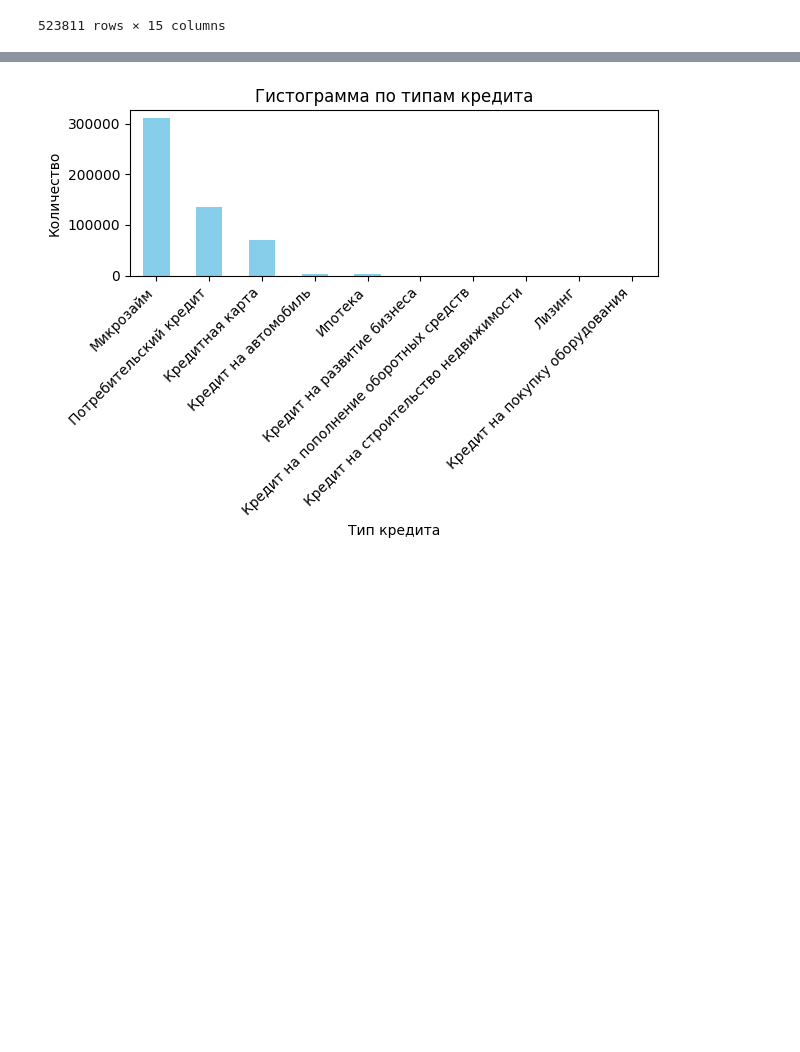
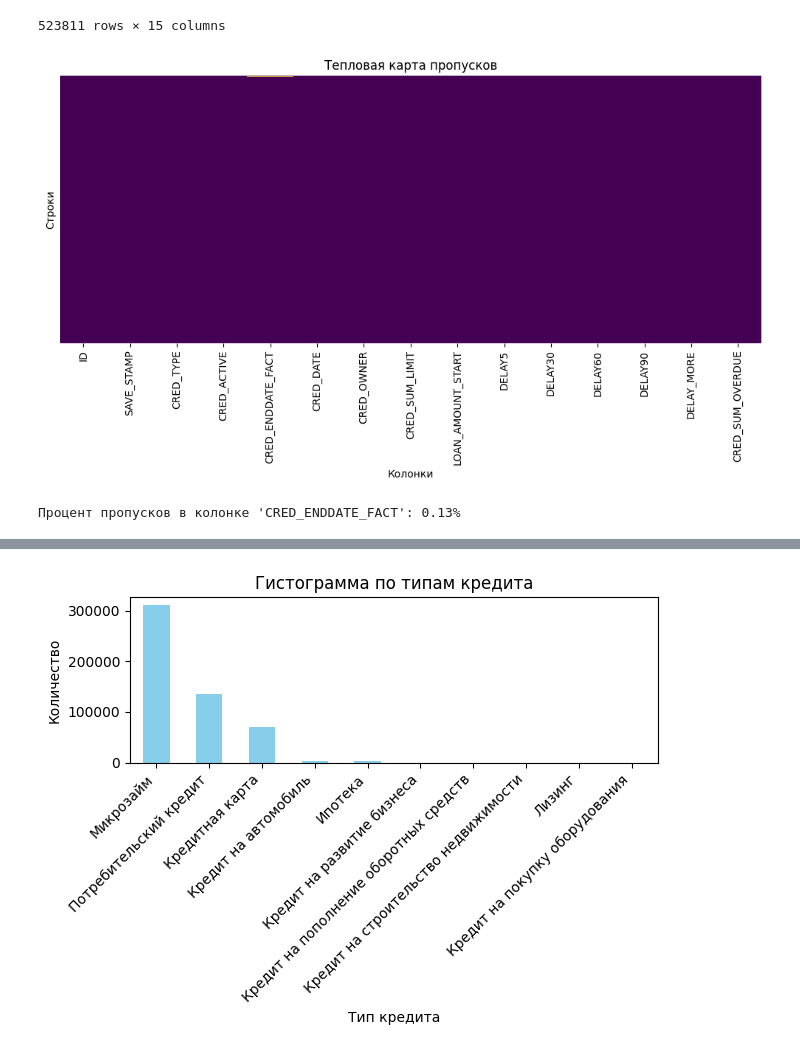
Before and after one commit to budennovsk/testovoe_Antifraud, a Jupyter notebook: testovoe_Antifraud.ipynb, the cells around one changed output, grey strips where cells are left out. Saved outputs shown, nothing was run; the diff lists cells and outputs as text; code cells hidden in the pictures; blank space fills up the shorter version.

```diff
--- a/testovoe_Antifraud.ipynb
+++ b/testovoe_Antifraud.ipynb
@@ -265,3 +265,33 @@ df_ki_loans_task
 | 523809 | 20707089 | 2022-03-31 23:39:14 | 19 | 0 | 2022-02-24 | 2022-02-24 | 1 | 15000 | ... |
 | 523810 | 20707089 | 2022-03-31 23:39:14 | 19 | 13 | 2022-03-27 | 2022-03-07 | 1 | 4380 | ... |
 523811 rows × 15 columns
+# %%
+import pandas as pd
+import seaborn as sns
+import matplotlib.pyplot as plt
+
+
+# Проверим пропуски в DataFrame
+missing_data_1 = df_ki_loans_task.isnull()
+
+# Рассчитаем процент пропусков по каждому столбцу
+missing_percentage_1 = (df_ki_loans_task.isnull().sum() / len(df_ki_loans_task)) * 100
+
+# Построение тепловой карты
+plt.figure(figsize=(10, 6))
+sns.heatmap(missing_data_1, cbar=False, cmap='viridis', yticklabels=False)
+
+# Настроим график
+plt.title('Тепловая карта пропусков')
+plt.xlabel('Колонки')
+plt.ylabel('Строки')
+plt.tight_layout()
+plt.show()
+
+# Выводим процент пропусков для тех колонок, где есть пропуски
+for column in df_ki_loans_task.columns:
+    if missing_percentage_1[column] > 0:
+        print(f"Процент пропусков в колонке '{column}': {missing_percentage_1[column]:.2f}%")
+# %% [output]
+[figure, added]
+Процент пропусков в колонке 'CRED_ENDDATE_FACT': 0.13%
```
Also changed, not shown: parts of 22 cells of this notebook.
